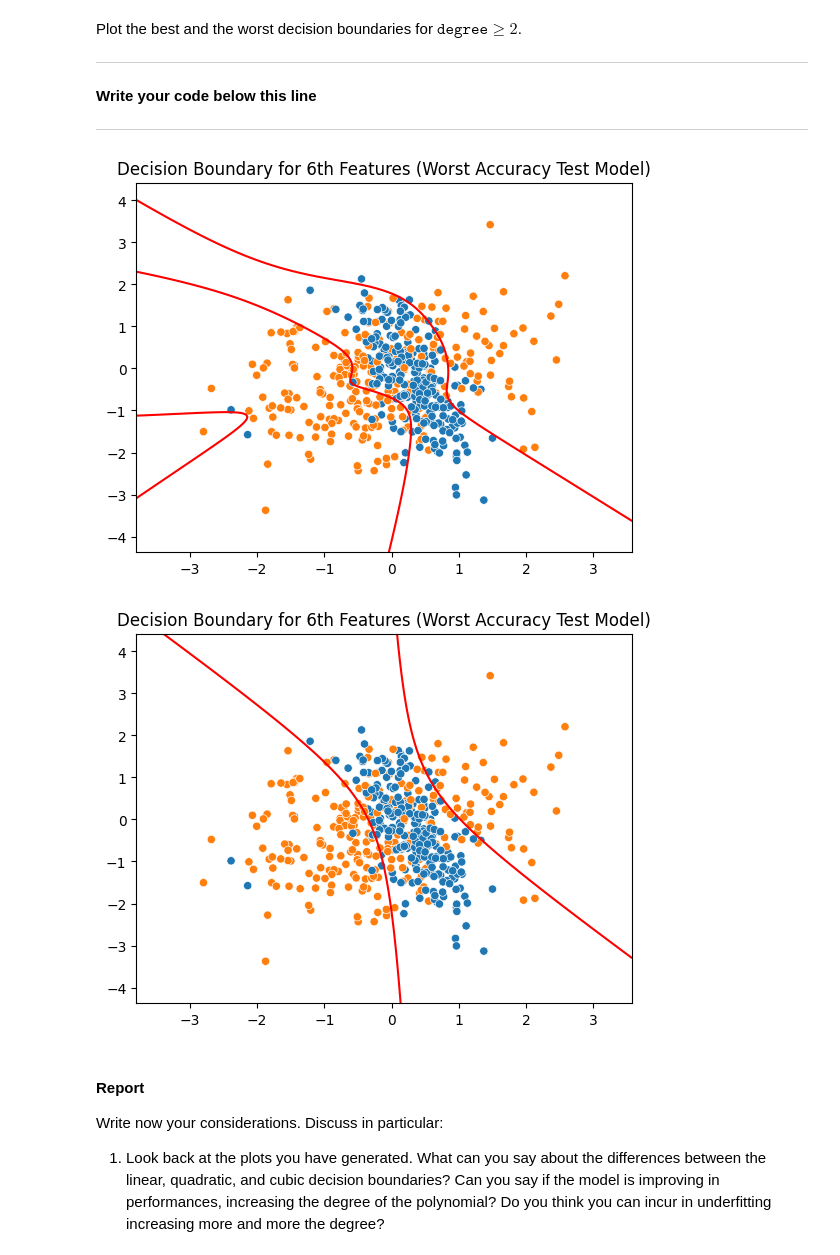
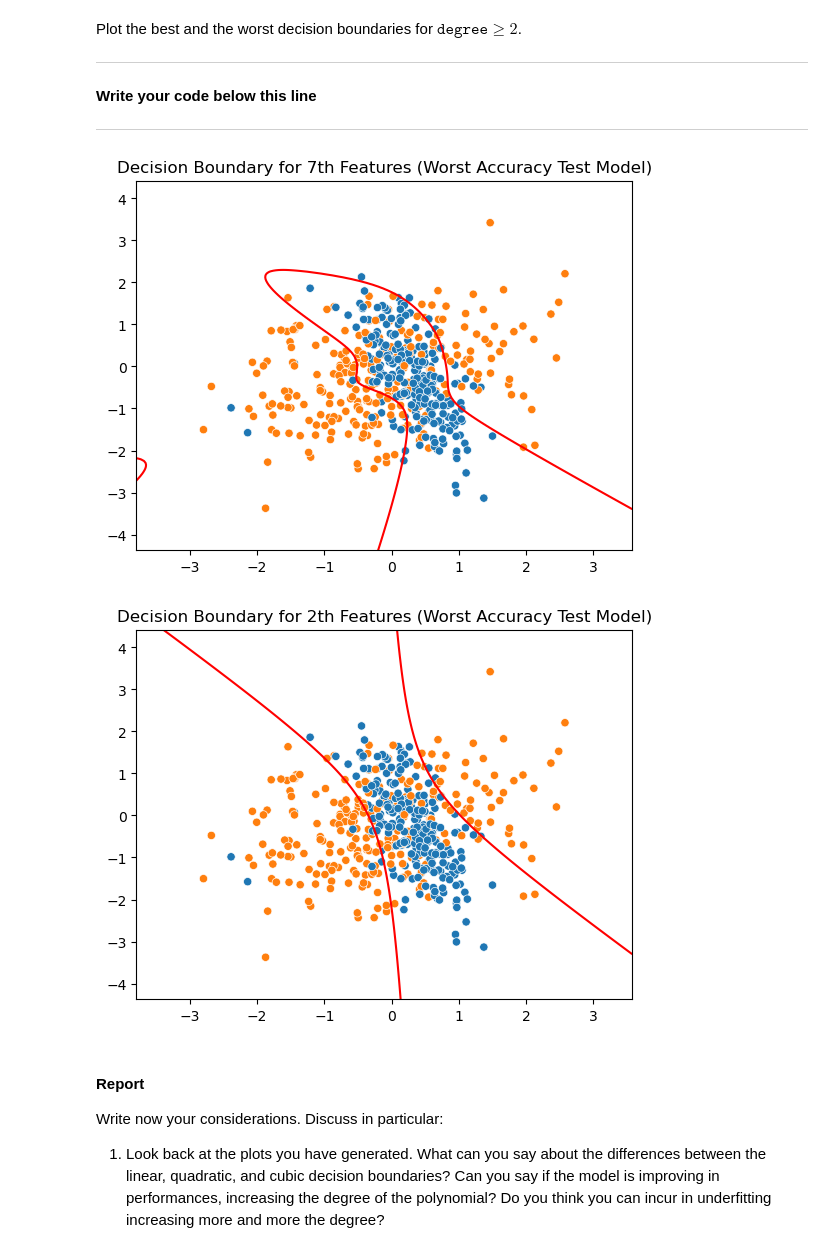
Before and after one commit to delgiudice1967219/HW2_FDS, a Jupyter notebook: HW2.ipynb, the cells around one changed output. Saved outputs shown, nothing was run; the diff lists cells and outputs as text; code cells hidden in the pictures.

```diff
--- a/HW2.ipynb
+++ b/HW2.ipynb
@@ -367,0 +350,7 @@ Accuracy: 0.7615894039735099
+# %%
+model = LogisticRegression(num_features=X.shape[1])
+for lr in np.arange(1., 0.0, -0.05):
+    for n_iter in range (100, 1000, 100):
+        log_l_history, _ = fit(model, X, y, lr, num_steps=n_iter)
+        accuracy = ((model.predict(X) > 0.5) == y).mean()
+        print( f"log l : {log_l_history[-1]} with lr: {lr} and n_iter: {n_iter} , accuracy of the model: {accuracy}" )
@@ -577,20 +539,18 @@ def boundary_function(x1_vec, x2_vec, theta_final, degree):
 # %%
-import numpy as np
-
 def boundary_function(x1_vec, x2_vec, theta_final, degree):
     """
     This function computes the boundary function for the given theta_final and degree.
 
     Args:
-        x1_vec (array): 1D array for x1 values (used to create a grid).
-        x2_vec (array): 1D array for x2 values (used to create a grid).
-        theta_final (array): The final theta coefficients for the polynomial boundary.
-        degree (int): The degree of the polynomial.
+        x1_vec: the x1 vector
+        x2_vec: the x2 vector
+        theta_final: the final theta
+        degree: the degree of the polynomial
 
     Returns:
-        x1_vec (2D array): The x1 grid.
-        x2_vec (2D array): The x2 grid.
-        f (1D array): Flattened array of the boundary function values over the grid.
+        x1_vec: the x1 vector
+        x2_vec: the x2 vector
+        f: the boundary function
     """
     # Create a meshgrid from x1_vec and x2_vec
     x1_grid, x2_grid = np.meshgrid(x1_vec, x2_vec)
@@ -602,10 +562,10 @@ def boundary_function(x1_vec, x2_vec, theta_final, degree):
     poly_features = get_polynomial(X_flat, degree)
 
     # Compute the boundary function values by taking the dot product with theta_final
-    f_flat = poly_features.dot(theta_final)
+    f = poly_features.dot(theta_final)
 
-    # Return x1 and x2 grids in their original shapes and f_flat as a flattened array
-    return x1_vec, x2_vec, f_flat
+    # Return x1 and x2 grids in their original shapes and f as a flattened array
+    return x1_vec, x2_vec, f
 # %% [markdown]
 Now plot the decision boundaries corresponding to the theta_final_quad and theta_final_cubic solutions.
 
@@ -742,15 +661,3 @@ plt.xticks(degrees)
 plt.show()
 # %% [output]
 [figure]
-# %%
-degrees = np.arange(1, 20)
-np.random.seed(42)
-thetas, accuracy_scores_train, accuracy_scores_test = fit_polynomials(
-    X, y, X_val, y_val, degrees=degrees, lr=0.5, num_steps=500, architecture=LogisticRegression
-)
-sns.lineplot(x=degrees, y=accuracy_scores_train, label="Train")
-sns.lineplot(x=degrees, y=accuracy_scores_test,  label="Test")
-plt.xlabel("Degree")
-plt.ylabel("Accuracy Score")
-plt.xticks(degrees)
-plt.show()
@@ -773,13 +678,13 @@ Plot the best and the worst decision boundaries for $\texttt{degree} \geq 2$.
 # %%
 # Plot worst model
 np.random.seed(42)
 x_worst = get_polynomial(X, degree=worst_model_degree)
 model_worst = LogisticRegression(num_features=x_worst.shape[1])
 log_l_worst_model,_ = fit(model_worst, x_worst, y, lr=0.5, num_steps=n_iter)
 plot_boundary_function(X, y, model_worst.parameters, degree=worst_model_degree)
-plt.title("Decision Boundary for 6th Features (Worst Accuracy Test Model)");
+plt.title("Decision Boundary for 7th Features (Worst Accuracy Test Model)");
 # %% [output]
-[figure, old version]
+[figure, new version]
 # %%
 # Plot best model
 np.random.seed(42)
@@ -787,9 +692,9 @@ x_best = get_polynomial(X, degree=2)
 model_best = LogisticRegression(num_features=x_best.shape[1])
 log_l_best_model,_ = fit(model_best, x_best, y, lr=0.5, num_steps=n_iter)
 plot_boundary_function(X, y, model_best.parameters, degree=best_model_degree)
-plt.title("Decision Boundary for 6th Features (Worst Accuracy Test Model)");
+plt.title("Decision Boundary for 2th Features (Worst Accuracy Test Model)");
 # %% [output]
-[figure, old version]
+[figure, new version]
 # %% [markdown]
 #### **Report**
 Write now your considerations. Discuss in particular:
```
Also changed, not shown: parts of 23 cells of this notebook, 2 other files.
